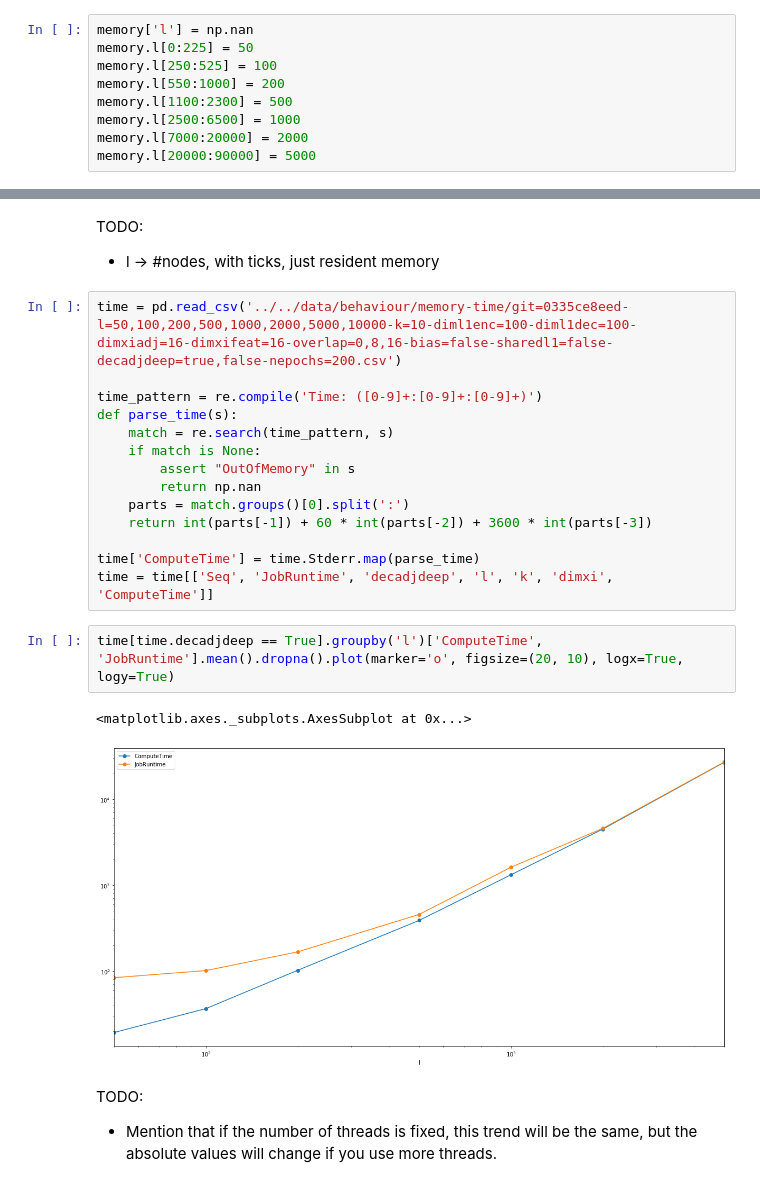
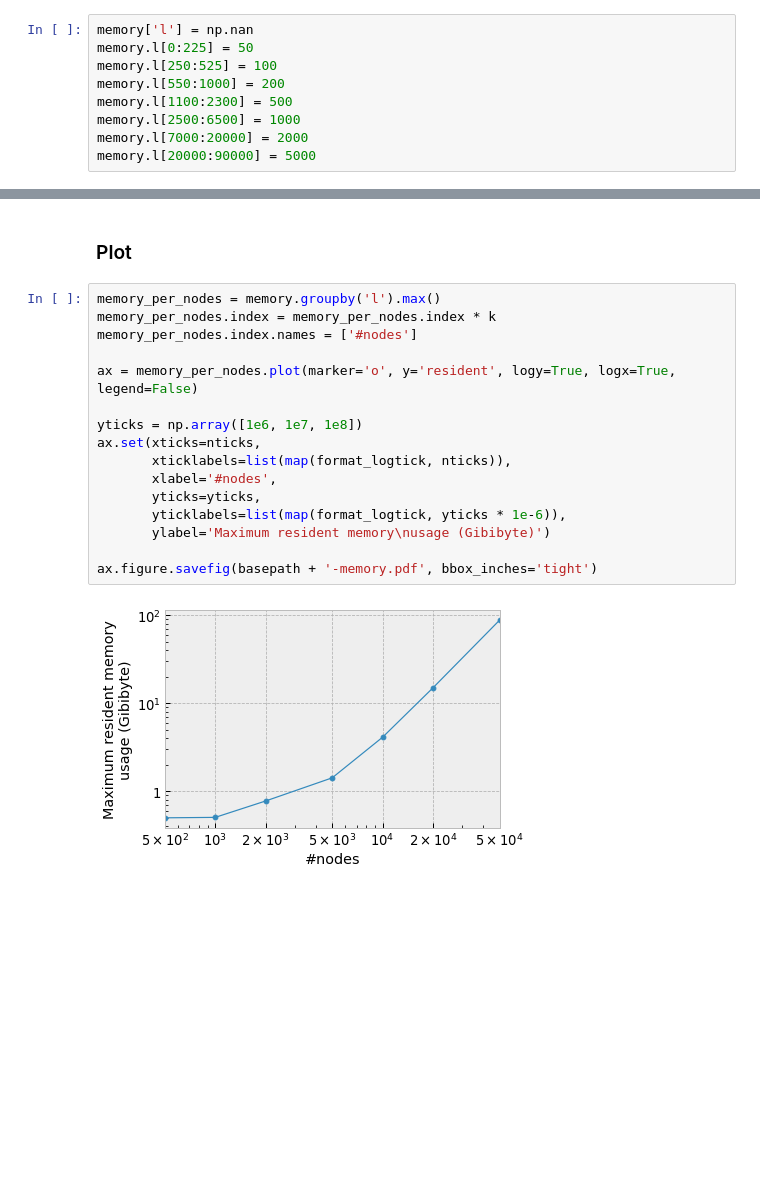
Before and after one commit to ixxi-dante/an2vec, a Jupyter notebook: projects/behaviour/memory-time.ipynb, the cells around one changed output, grey strips where cells are left out. Drawn from its saved outputs; the diff is of its cells as text; blank space fills up the shorter version.

```diff
--- a/projects/behaviour/memory-time.ipynb
+++ b/projects/behaviour/memory-time.ipynb
@@ -60,25 +138,20 @@ memory.groupby('l').max().plot(marker='o', y=['virtual', 'resident'], figsize=(2
-# %% [markdown]
-TODO:
-- l -> #nodes, with ticks, just resident memory
-# %%
-time = pd.read_csv('../../data/behaviour/memory-time/git=0335ce8eed-l=50,100,200,500,1000,2000,5000,10000-k=10-diml1enc=100-diml1dec=100-dimxiadj=16-dimxifeat=16-overlap=0,8,16-bias=false-sharedl1=false-decadjdeep=true,false-nepochs=200.csv')
-
-time_pattern = re.compile('Time: ([0-9]+:[0-9]+:[0-9]+)')
-def parse_time(s):
-    match = re.search(time_pattern, s)
-    if match is None:
-        assert "OutOfMemory" in s
-        return np.nan
-    parts = match.groups()[0].split(':')
-    return int(parts[-1]) + 60 * int(parts[-2]) + 3600 * int(parts[-3])
-
-time['ComputeTime'] = time.Stderr.map(parse_time)
-time = time[['Seq', 'JobRuntime', 'decadjdeep', 'l', 'k', 'dimxi', 'ComputeTime']]
-# %%
-time[time.decadjdeep == True].groupby('l')['ComputeTime', 'JobRuntime'].mean().dropna().plot(marker='o', figsize=(20, 10), logx=True, logy=True)
-# %% [output]
-<matplotlib.axes._subplots.AxesSubplot at 0x...>
-[figure, removed]
-# %% [markdown]
-TODO:
-- Mention that if the number of threads is fixed, this trend will be the same, but the absolute values will change if you use more threads.
+# %% [markdown]
+### Plot
+# %%
+memory_per_nodes = memory.groupby('l').max()
+memory_per_nodes.index = memory_per_nodes.index * k
+memory_per_nodes.index.names = ['#nodes']
+
+ax = memory_per_nodes.plot(marker='o', y='resident', logy=True, logx=True, legend=False)
+
+yticks = np.array([1e6, 1e7, 1e8])
+ax.set(xticks=nticks,
+       xticklabels=list(map(format_logtick, nticks)),
+       xlabel='#nodes',
+       yticks=yticks,
+       yticklabels=list(map(format_logtick, yticks * 1e-6)),
+       ylabel='Maximum resident memory\nusage (Gibibyte)')
+
+ax.figure.savefig(basepath + '-memory.pdf', bbox_inches='tight')
+# %% [output]
+[figure, added]
```
Also changed, not shown: parts of 19 cells of this notebook, 2 other files.
